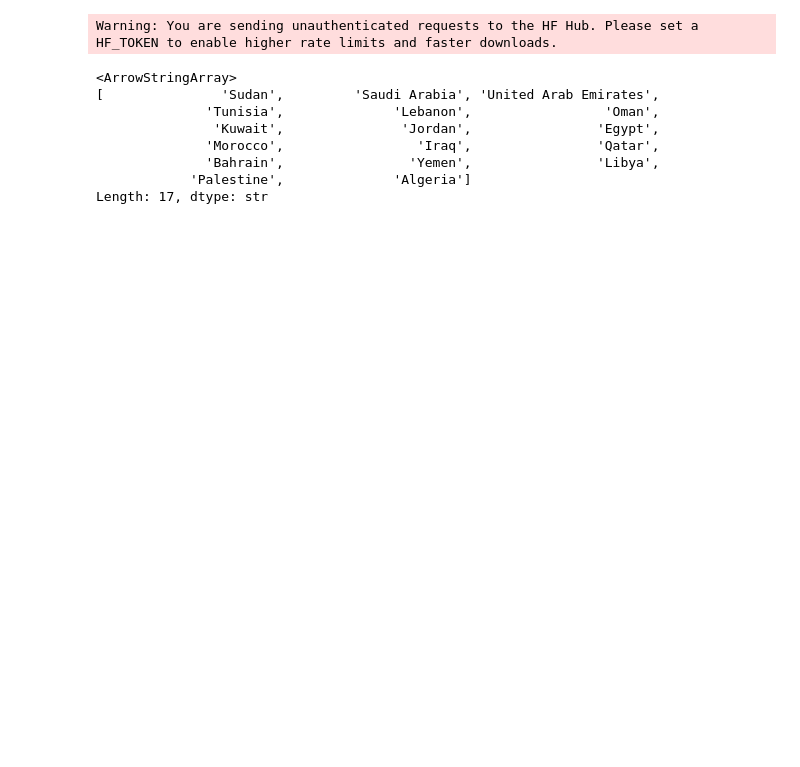
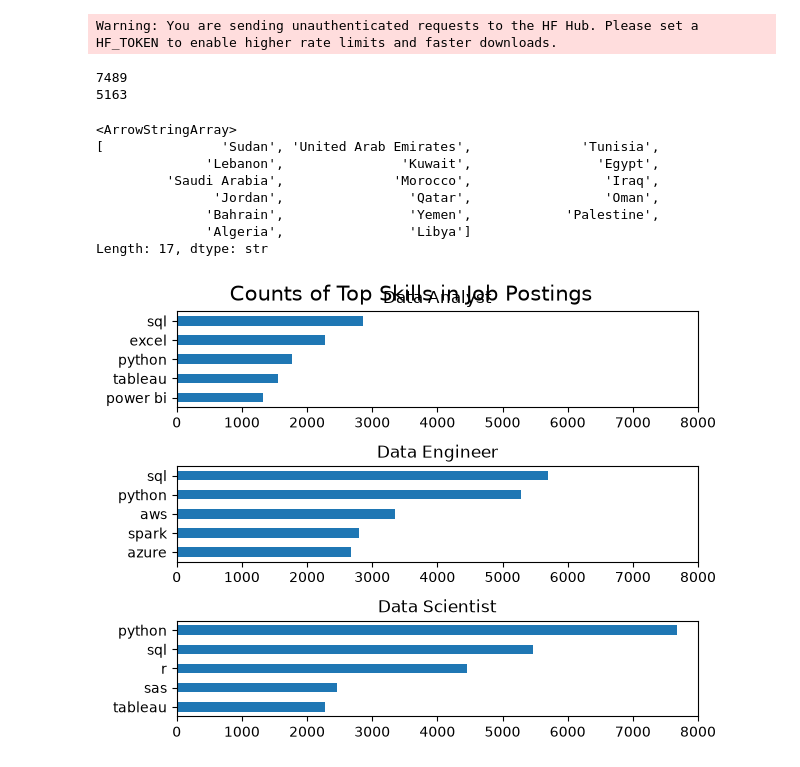
Before and after one commit to AmirEtewa/Data-Analyst-Role-Skills-and-Salary-Analysis, a Jupyter notebook: 3_Project/2_Skills_Count.ipynb, the cells around one changed output. Saved outputs shown, nothing was run; the diff lists cells and outputs as text; code cells hidden in the pictures; blank space fills up the shorter version.

```diff
--- a/3_Project/2_Skills_Count.ipynb
+++ b/3_Project/2_Skills_Count.ipynb
@@ -23,24 +23,50 @@ mena_countries = ['Sudan','Egypt', 'Kuwait', 'Saudi Arabia', 'Jordan', 'United A
 # Defining job roles
 job_roles = ['Data Analyst', 'Data Engineer', 'Data Scientist']
 
-# Filtering data frame to have only the data analyst role and mena countries
-df_mena = df[(df['job_country'].isin(mena_countries)) & (df['job_title_short'].isin(job_roles))]
+# Filtering data frame to have only the top three data roles in mena region countries
+df_mena = df[(df['job_country'].isin(mena_countries)) & (df['job_title_short'].isin(job_roles)) ]
+
+# Percentages of Data Analyst were not as expected, SQL was expected to score around 60%
+# Potential cause: job_skills column for data analyst roles has NA values
+da = df_mena[df_mena['job_title_short'] == 'Data Analyst']
+print(len(da))
+print(da['job_skills'].notna().sum())
+# As the output reveals the job_skills column has 2326 NA values for data analyst role
+# Fix: Adding notna to initial filtering of the original df
+
+df_mena = df[(df['job_country'].isin(mena_countries)) & (df['job_title_short'].isin(job_roles)) & (df['job_skills'].notna())]
 
 df_mena['job_country'].unique()
 # There are no job postings from Syria
 # %% [output]
-<ArrowStringArray>
-[               'Sudan',         'Saudi Arabia', 'United Arab Emirates',
-              'Tunisia',              'Lebanon',                 'Oman',
-               'Kuwait',               'Jordan',                'Egypt',
-              'Morocco',                 'Iraq',                'Qatar',
-              'Bahrain',                'Yemen',                'Libya',
-            'Palestine',              'Algeria']
-Length: 17, dtype: str
+7489
+5163
+<ArrowStringArray>
+[               'Sudan', 'United Arab Emirates',              'Tunisia',
+              'Lebanon',               'Kuwait',                'Egypt',
+         'Saudi Arabia',              'Morocco',                 'Iraq',
+               'Jordan',                'Qatar',                 'Oman',
+              'Bahrain',                'Yemen',            'Palestine',
+              'Algeria',                'Libya']
+Length: 17, dtype: str
 # %%
 df_job_skills = df_mena.explode('job_skills')
 df_job_skills_count = df_job_skills.groupby(['job_skills', 'job_title_short']).size()
 # %%
 df_job_skills_count = df_job_skills_count.reset_index(name= 'skill_count')
-# %%
-df_job_skills_count.sort_values(ascending= False, by = 'skill_count', inplace = True)
+# %%
+top_skills = df_job_skills_count.sort_values(by= ['job_title_short','skill_count'], ascending=[True,False]).groupby('job_title_short').head(5)
+# %%
+fig,ax = plt.subplots(3,1)
+for i,roles in enumerate(job_roles):
+    df_plot = top_skills[top_skills['job_title_short'] == roles]
+    df_plot.plot(kind = 'barh', x= 'job_skills', y= 'skill_count', ax = ax[i], title = roles)
+    ax[i].invert_yaxis()
+    ax[i].set_ylabel('')
+    ax[i].set_xlim(0,8000)
+    ax[i].legend().set_visible(False)
+fig.tight_layout(h_pad= 1)
+fig.suptitle('Counts of Top Skills in Job Postings', fontsize = 15)
+plt.show()
+# %% [output]
+[figure, added]
```
Also changed, not shown: parts of 3 cells of this notebook, 3 other files.
